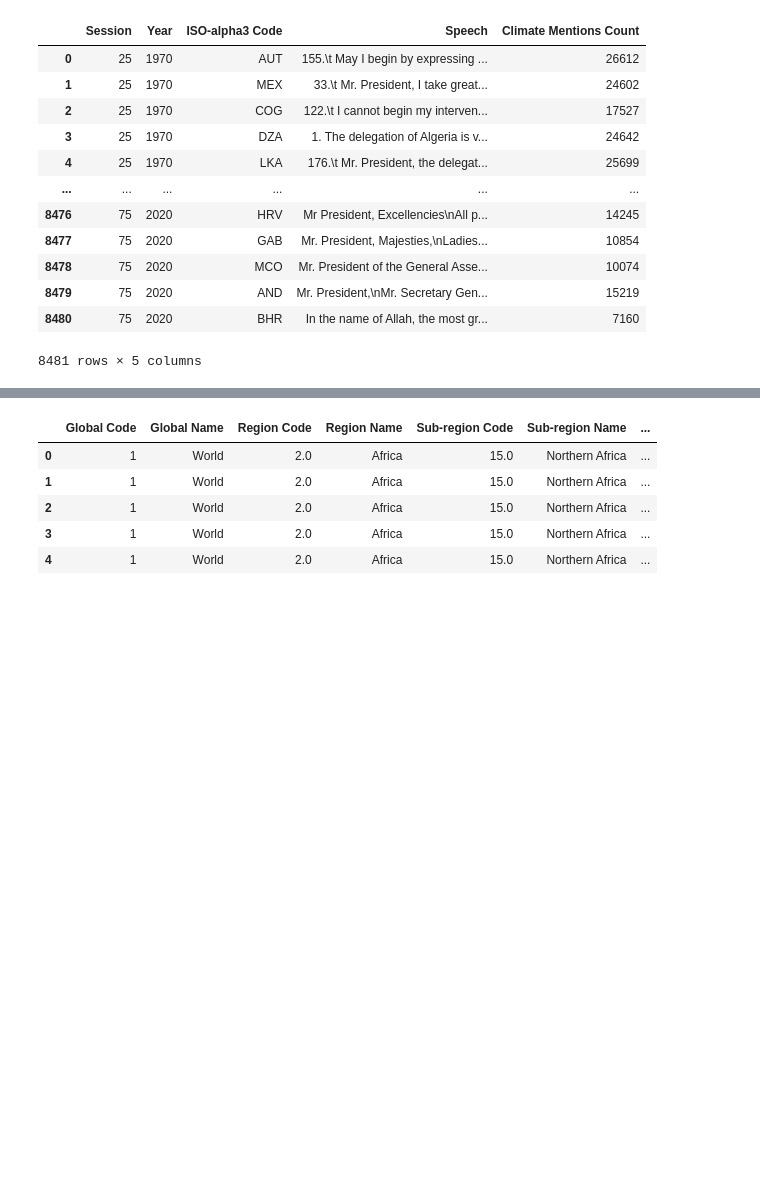
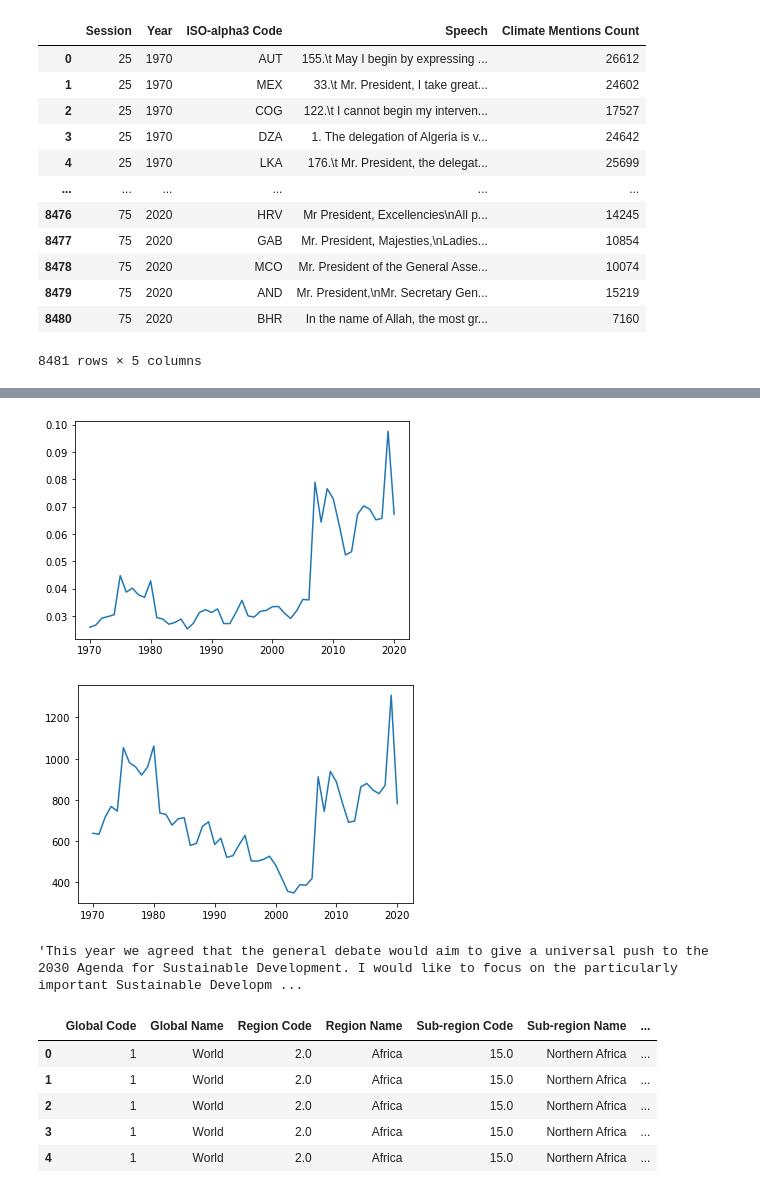
Before and after one commit to DarkCyTic/un-speeches-climate, a Jupyter notebook: climate_change_mentions_spatial_temporal_map.ipynb, the cells around one changed output, grey strips where cells are left out. Saved outputs shown, nothing was run; the diff lists cells and outputs as text; code cells hidden in the pictures; blank space fills up the shorter version.

Commit message:
Add notebooks on visualizing and scraping data

```diff
--- a/climate_change_mentions_spatial_temporal_map.ipynb
+++ b/climate_change_mentions_spatial_temporal_map.ipynb
@@ -39,0 +625,7 @@ df_speech
+# %%
+import pickle
+
+df_speech.to_pickle("climate_mentions.pkl")
+
+df_copy = pd.read_pickle("climate_mentions.pkl")
+df_copy.head()
@@ -40,3 +642,34 @@ df_speech
+# %%
+# df_copy['Climate Mentions Count - Absolute'] = df_copy['Climate Mentions Count'] * df_copy['Speech'].str.len()
+
+# df_copy
+
+# df_copy = df_copy.groupby('Year').mean()
+
+# import matplotlib.pyplot as plt
+
+# fig, ax = plt.subplots()
+# ax.plot(np.arange(1970, 2021), df_copy['Climate Mentions Count - Absolute'])
+# plt.show()
+
+df_copy = df_copy.groupby('Year').mean()
+
+import matplotlib.pyplot as plt
+
+fig, ax = plt.subplots()
+ax.plot(np.arange(1970, 2021), df_copy['Climate Mentions Count'])
+fig, ax = plt.subplots()
+ax.plot(np.arange(1970, 2021), df_copy['Climate Mentions Count - Absolute'])
+plt.show()
+# %% [output]
+[figure, added]
+[figure, added]
+# %%
+df_speech.head()
+
+df_speech.iloc[0]['Speech']
+# %% [output]
+'This year we agreed that the general debate would aim to give a universal push to the 2030 Agenda for Sustainable Development. I would like to focus on the particularly important Sustainable Developm ...
 # %%
 df_codes = pd.read_csv('UNSD — Methodology.csv')
 df_codes.head()
```
Also changed, not shown: parts of 7 cells of this notebook, 1 other file.
